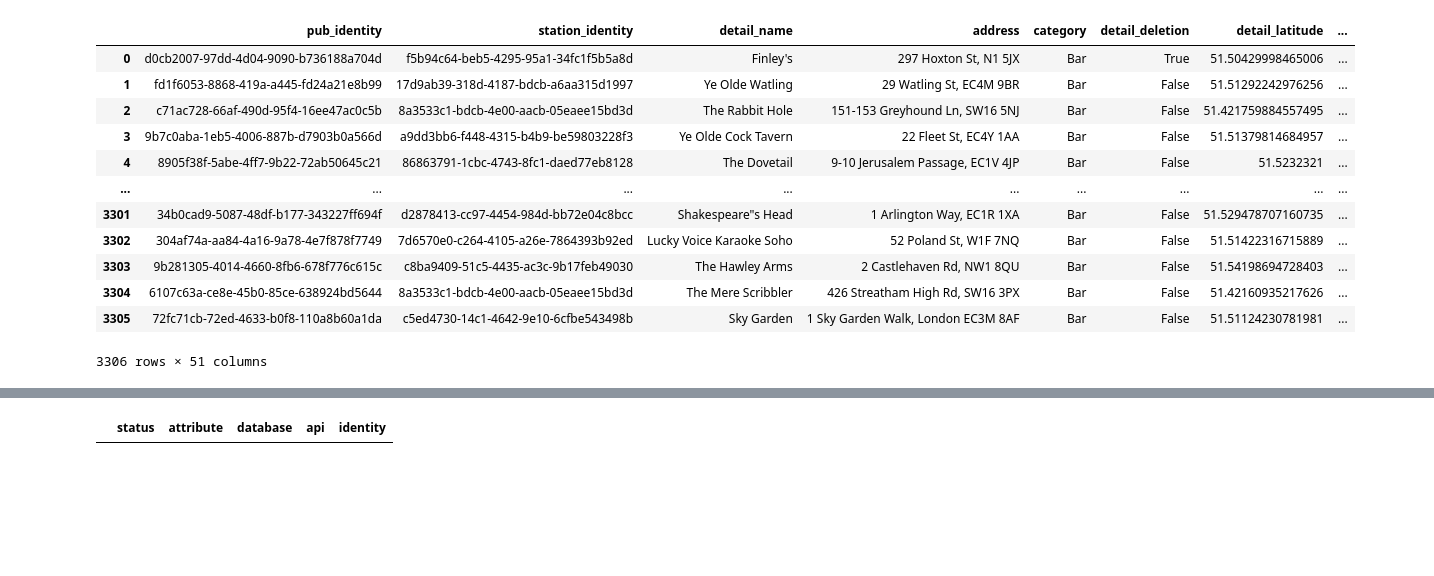
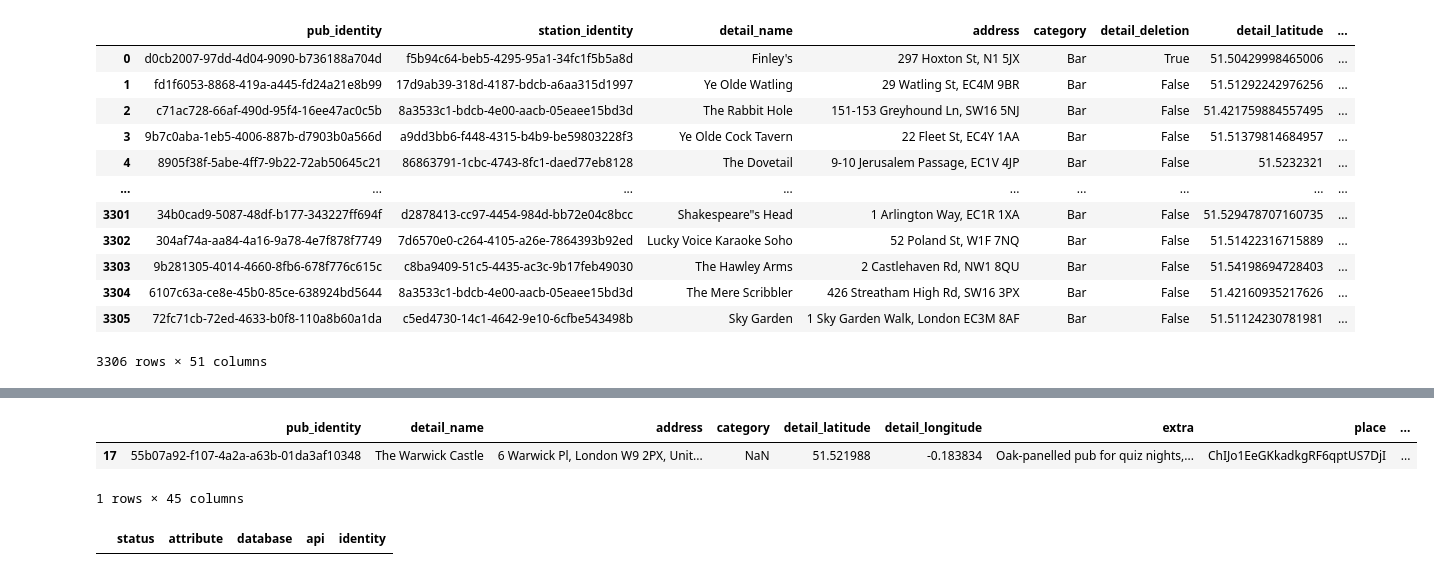
Before and after one commit to cartsmate/thepubpicker, a Jupyter notebook: Untitled2.ipynb, the cells around one changed output, grey strips where cells are left out. Saved outputs shown, nothing was run; the diff lists cells and outputs as text; code cells hidden in the pictures; blank space fills up the shorter version.

```diff
--- a/Untitled2.ipynb
+++ b/Untitled2.ipynb
@@ -526,0 +656,11 @@ df_conditions
+# %%
+df = pd.read_csv(f'{pathway}/files/combined.csv')
+for index, row in df_delta.iterrows():
+    df.loc[df['place'] == row['place'], 'extra'] = row['api']
+
+df_test = df[(df['place'] == 'ChIJo1EeGKkadkgRF6qptUS7DjI')]
+df_test
+# %% [output]
+|  | pub_identity | detail_name | address | category | detail_latitude | detail_longitude | extra | place | ... |
+| 17 | 55b07a92-f107-4a2a-a63b-01da3af10348 | The Warwick Castle | 6 Warwick Pl, London W9 2PX, Unit... | NaN | 51.521988 | -0.183834 | Oak-panelled pub for quiz nights,... | ChIJo1EeGKkadkgRF6qptUS7DjI | ... |
+1 rows × 45 columns
```
Also changed, not shown: parts of 9 cells of this notebook, 27 other files.
